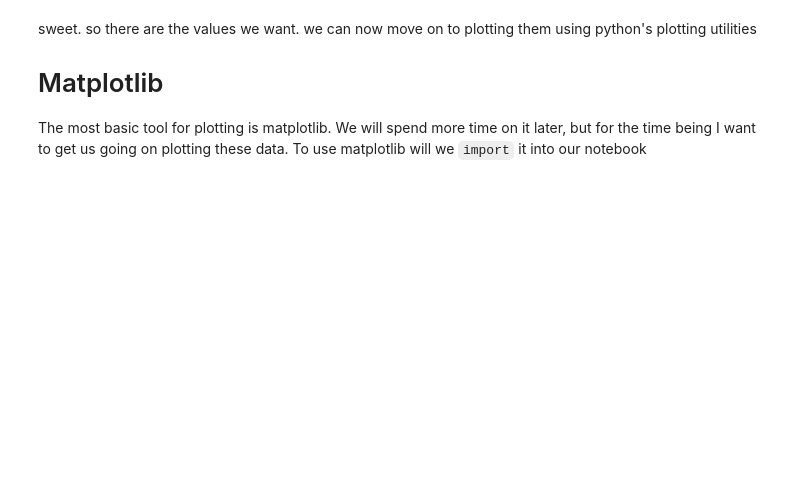
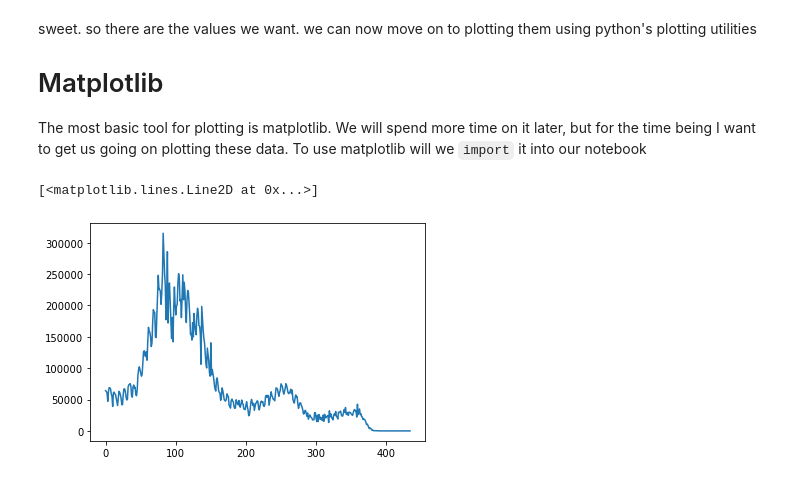
Before and after one commit to andrewkern/bio399, a Jupyter notebook: week1.ipynb, the cells around one changed output. Drawn from its saved outputs; the diff is of its cells as text; code cells hidden in the pictures; blank space fills up the shorter version.

```diff
--- a/week1.ipynb
+++ b/week1.ipynb
@@ -810,11 +799,12 @@ Let's do something useful with these data. We will go through the file, line by
 # %%
 #make an array for my numbers
-pos = []
-my_file = open("daily.csv","r") #open a handle to the file
+cases = []
+my_file = open("data/case_daily_trends__united_states.csv","r") #open a handle to the file
 for line in my_file: #go through every line in file
     tokens = line.split(",") #split every line by the commas
-    if tokens[2] != 'positive': #test if equal to header
-        pos.append(int(tokens[2]))#append value to list as integer
+    if len(tokens) == 3:
+        if tokens[0] != 'Case' and tokens[0] != 'Date' : #test if equal to header
+            cases.append(int(tokens[1]))#append value to list as integer
 
-print(pos)
+print(cases)
 # %% [output]
@@ -831,11 +817,14 @@ The most basic tool for plotting is matplotlib. We will spend more time on it la
 # %%
 # going to bring in useful code from a library
 # called matplotlib
 # matplotlib exists on nearly all python installs
 #
 from matplotlib import pyplot as plt
 
 #now plot
-plt.plot(pos)
+plt.plot(cases)
+# %% [output]
+[<matplotlib.lines.Line2D at 0x...>]
+[figure, added]
 # %%
 #ack let's reverse this!
```
Also changed, not shown: parts of 10 cells of this notebook.
